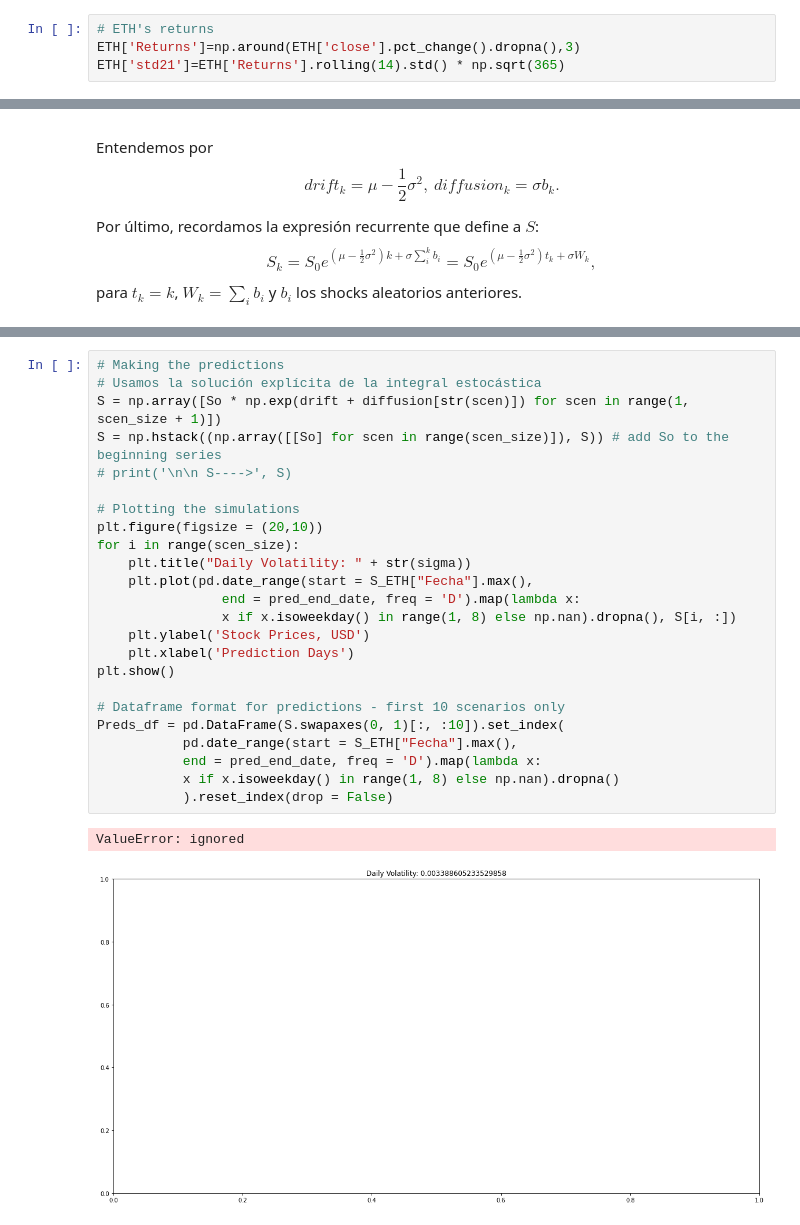
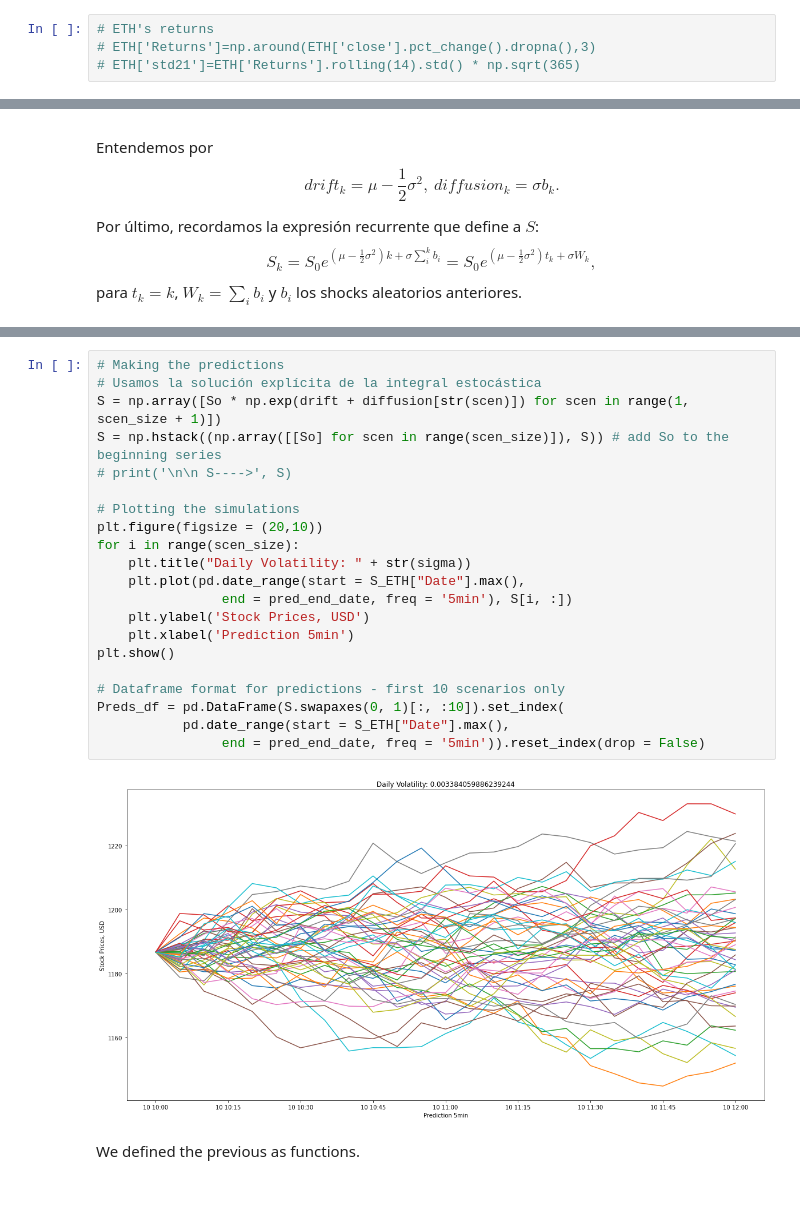
Before and after one commit to aguumg/Impermanent-Loss-Hedger, a Jupyter notebook: colabs/Simulated_paths.ipynb, the cells around one changed output, grey strips where cells are left out. Drawn from its saved outputs; the diff is of its cells as text; blank space fills up the shorter version.

```diff
--- a/colabs/Simulated_paths.ipynb
+++ b/colabs/Simulated_paths.ipynb
@@ -361,6 +361,6 @@ ETH['close'][0]
 2115.15
 # %%
 # ETH's returns
-ETH['Returns']=np.around(ETH['close'].pct_change().dropna(),3)
-ETH['std21']=ETH['Returns'].rolling(14).std() * np.sqrt(365)
+# ETH['Returns']=np.around(ETH['close'].pct_change().dropna(),3)
+# ETH['std21']=ETH['Returns'].rolling(14).std() * np.sqrt(365)
 # %%
@@ -451,27 +458,25 @@ See the caveats in the documentation: https://pandas.pydata.org/pandas-docs/stab
 # %%
 # Making the predictions
 # Usamos la solución explícita de la integral estocástica
 S = np.array([So * np.exp(drift + diffusion[str(scen)]) for scen in range(1, scen_size + 1)])
 S = np.hstack((np.array([[So] for scen in range(scen_size)]), S)) # add So to the beginning series
 # print('\n\n S---->', S)
 
 # Plotting the simulations
 plt.figure(figsize = (20,10))
 for i in range(scen_size):
     plt.title("Daily Volatility: " + str(sigma))
-    plt.plot(pd.date_range(start = S_ETH["Fecha"].max(),
-                end = pred_end_date, freq = 'D').map(lambda x:
-                x if x.isoweekday() in range(1, 8) else np.nan).dropna(), S[i, :])
+    plt.plot(pd.date_range(start = S_ETH["Date"].max(),
+                end = pred_end_date, freq = '5min'), S[i, :])
     plt.ylabel('Stock Prices, USD')
-    plt.xlabel('Prediction Days')
+    plt.xlabel('Prediction 5min')
 plt.show()
 
 # Dataframe format for predictions - first 10 scenarios only
 Preds_df = pd.DataFrame(S.swapaxes(0, 1)[:, :10]).set_index(
-           pd.date_range(start = S_ETH["Fecha"].max(),
-           end = pred_end_date, freq = 'D').map(lambda x:
-           x if x.isoweekday() in range(1, 8) else np.nan).dropna()
-           ).reset_index(drop = False)
+           pd.date_range(start = S_ETH["Date"].max(),
+                end = pred_end_date, freq = '5min')).reset_index(drop = False)
 # %% [output]
-ValueError: ignored
-[figure, old version]
+[figure, new version]
+# %% [markdown]
+We defined the previous as functions.
```
Also changed, not shown: parts of 15 cells of this notebook.
